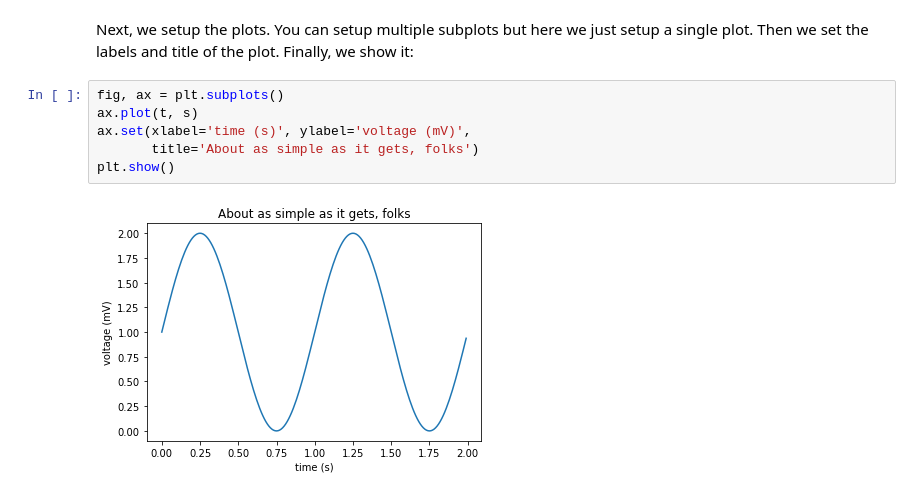
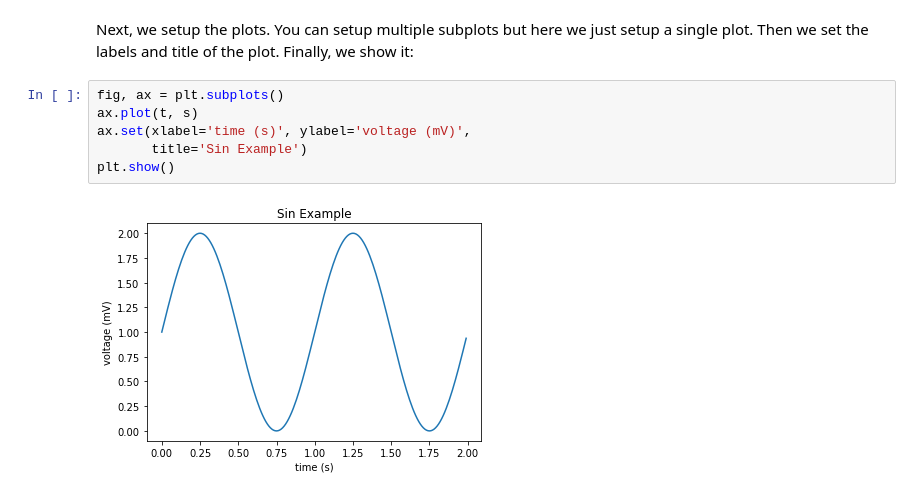
Before and after one commit to jonathanfrawley/data_analysis_and_machine_learning_course, a Jupyter notebook: src/00_intro.ipynb, the cells around one changed output. Cells and saved outputs as stored; diff of their text form.

```diff
--- a/src/00_intro.ipynb
+++ b/src/00_intro.ipynb
@@ -26,8 +26,8 @@ Next, we setup the plots. You can setup multiple subplots but here we just setup
 # %%
 fig, ax = plt.subplots()
 ax.plot(t, s)
 ax.set(xlabel='time (s)', ylabel='voltage (mV)',
-       title='About as simple as it gets, folks')
+       title='Sin Example')
 plt.show()
 # %% [output]
-[figure, old version]
+[figure, new version]
```
Also changed, not shown: parts of 9 cells of this notebook.
